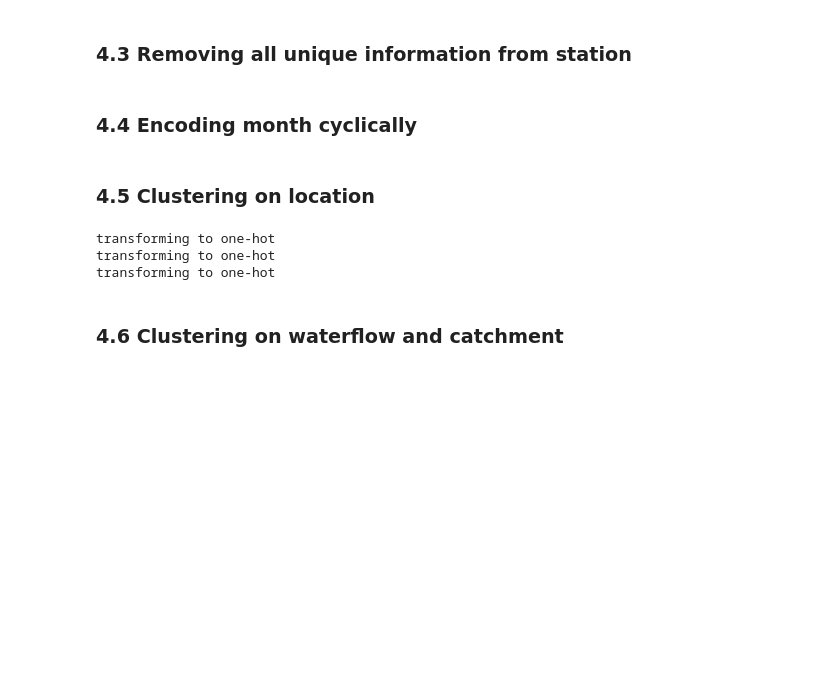
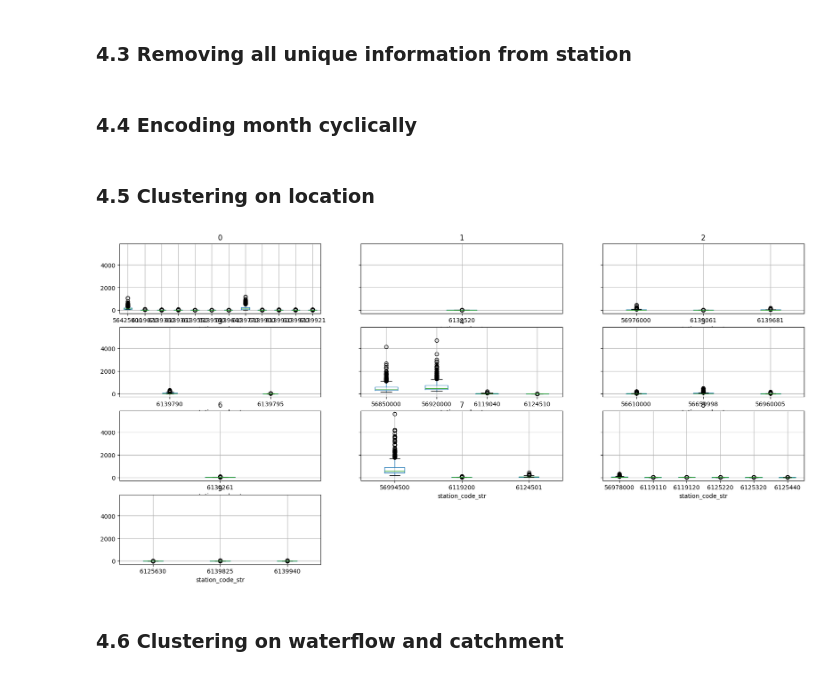
Before and after one commit to lucas066001/WaterScarcity.Hackathon, a Jupyter notebook: src/notebooks/Summary/02 - Feature Engineering.ipynb, the cells around one changed output. Cells and saved outputs as stored; diff of their text form; code cells hidden in the pictures; blank space fills up the shorter version.

```diff
--- a/src/notebooks/Summary/02 - Feature Engineering.ipynb
+++ b/src/notebooks/Summary/02 - Feature Engineering.ipynb
@@ -356,7 +410,6 @@ def cumulative_sum(arr):
 
 
 if "pca" in DATASET_TRANSFORMS:
-    DATASET_NAME += f"_pct_{PCA_THRESHOLD}"
 
     y_train = {}
 
@@ -722,7 +775,6 @@ sets_name = ["train", "eval", "eval_challenge"]
 # %%
 if "clust_index" in DATASET_TRANSFORMS or "clust_index_oh" in DATASET_TRANSFORMS:
     oh_cluster = "clust_index_oh" in DATASET_TRANSFORMS
-    DATASET_NAME += f"_geocl_{N_CLUSTER}"
 
     geo_features = ["latitude", "longitude", "altitude"]
 
@@ -732,36 +784,34 @@ if "clust_index" in DATASET_TRANSFORMS or "clust_index_oh" in DATASET_TRANSFORMS
         if set == "train":
             dataset_baseline[set]["region_cluster"] = kmeans.fit_predict(
                 dataset_baseline[set][geo_features]
             )
         else:
             dataset_baseline[set]["region_cluster"] = kmeans.predict(
                 dataset_baseline[set][geo_features]
             )
 
         if oh_cluster:
             print("transforming to one-hot")
             dataset_baseline[set] = pd.get_dummies(
                 dataset_baseline[set], columns=["region_cluster"], drop_first=False
             )
 
     if not oh_cluster:
         dataset_temp = dataset_baseline["train"].copy()
 
         dataset_temp["station_code_str"] = dataset_temp["station_code"].astype(str)
 
         dataset_temp.groupby("region_cluster").boxplot(
             column="water_flow_week1", by="station_code_str", figsize=(20, 10)
         )
 
         plt.xlabel("Station")
         plt.ylabel("Water flow")
         plt.title("Water flow distribution per station")
         plt.suptitle("")
         plt.show()
 # %% [output]
-transforming to one-hot
-transforming to one-hot
-transforming to one-hot
+[figure, added]
 # %% [markdown]
 ### 4.6 Clustering on waterflow and catchment
 # %%
```
Also changed, not shown: parts of 7 cells of this notebook, 6 other files.
